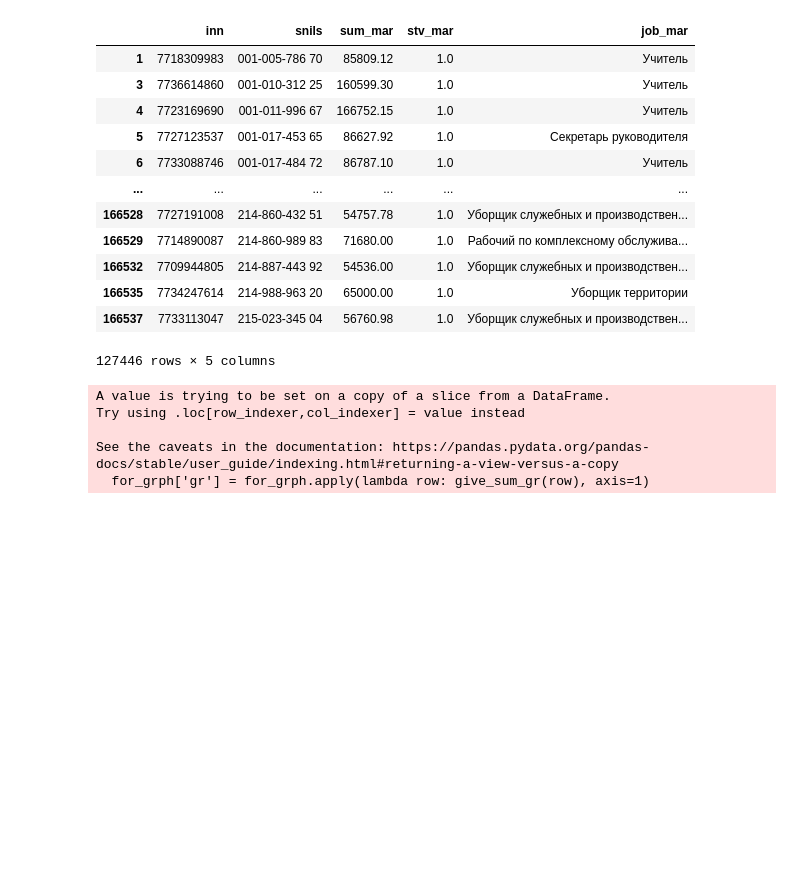
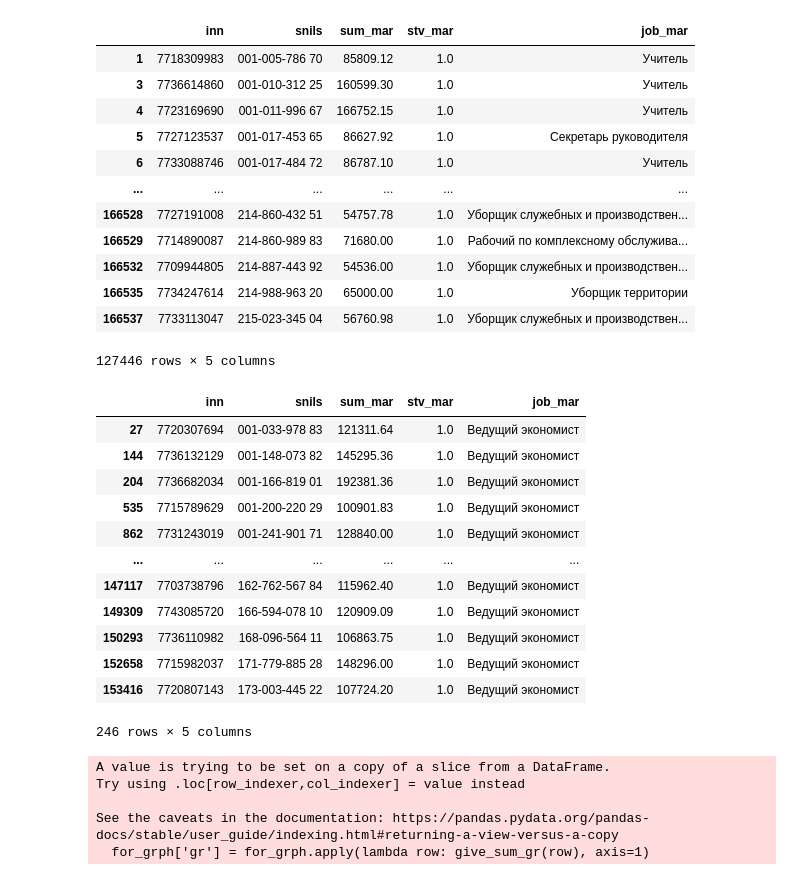
Before and after one commit to Mr-Maxraw/cfo-parser, a Jupyter notebook: counting/200+_check_mar.ipynb, the cells around one changed output. Saved outputs shown, nothing was run; the diff lists cells and outputs as text; code cells hidden in the pictures; blank space fills up the shorter version.

```diff
--- a/counting/200+_check_mar.ipynb
+++ b/counting/200+_check_mar.ipynb
@@ -350,7 +350,7 @@ jobs_intrest_v2 = ['Ведущий экономист',
 # %%
 job_int = 'Ведущий экономист'
 # %%
-for_grph = for_szp[(for_szp.job_mar == job_int)]# & (for_szp.sum_mar < 200000)]
+for_grph = for_szp[(for_szp.job_mar == job_int)& (for_szp.sum_mar < 200000)]
 # %%
 def give_sum_gr(row):
     if row['sum_mar'] < 100000:
@@ -358,3 +358,19 @@ def give_sum_gr(row):
     if row['sum_mar'] < 150000:
         return 2
     return 3
+# %%
+for_grph
+# %% [output]
+|  | inn | snils | sum_mar | stv_mar | job_mar |
+| 27 | 7720307694 | 001-033-978 83 | 121311.64 | 1.0 | Ведущий экономист |
+| 144 | 7736132129 | 001-148-073 82 | 145295.36 | 1.0 | Ведущий экономист |
+| 204 | 7736682034 | 001-166-819 01 | 192381.36 | 1.0 | Ведущий экономист |
+| 535 | 7715789629 | 001-200-220 29 | 100901.83 | 1.0 | Ведущий экономист |
+| 862 | 7731243019 | 001-241-901 71 | 128840.00 | 1.0 | Ведущий экономист |
+| ... | ... | ... | ... | ... | ... |
+| 147117 | 7703738796 | 162-762-567 84 | 115962.40 | 1.0 | Ведущий экономист |
+| 149309 | 7743085720 | 166-594-078 10 | 120909.09 | 1.0 | Ведущий экономист |
+| 150293 | 7736110982 | 168-096-564 11 | 106863.75 | 1.0 | Ведущий экономист |
+| 152658 | 7715982037 | 171-779-885 28 | 148296.00 | 1.0 | Ведущий экономист |
+| 153416 | 7720807143 | 173-003-445 22 | 107724.20 | 1.0 | Ведущий экономист |
+246 rows × 5 columns
```
Also changed, not shown: parts of 1 cell of this notebook, 2 other files.
